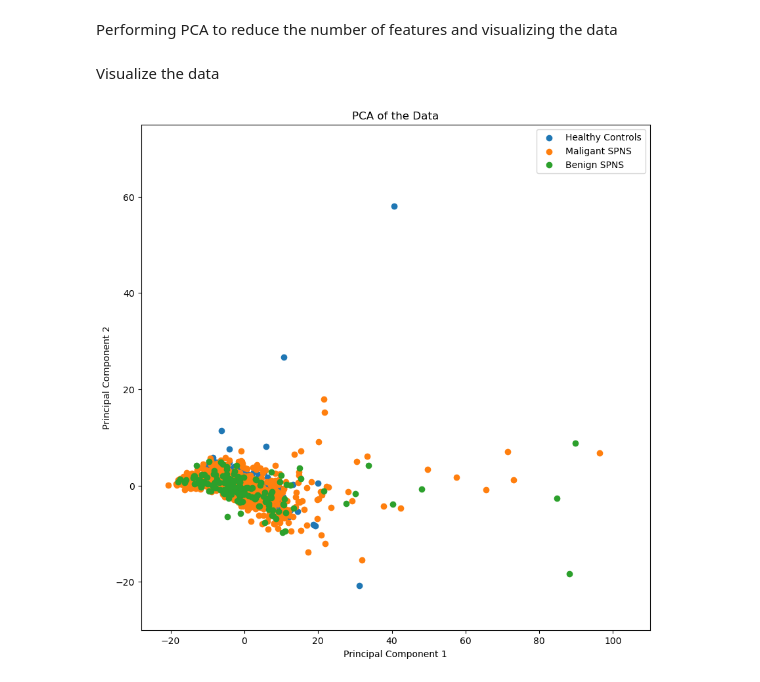
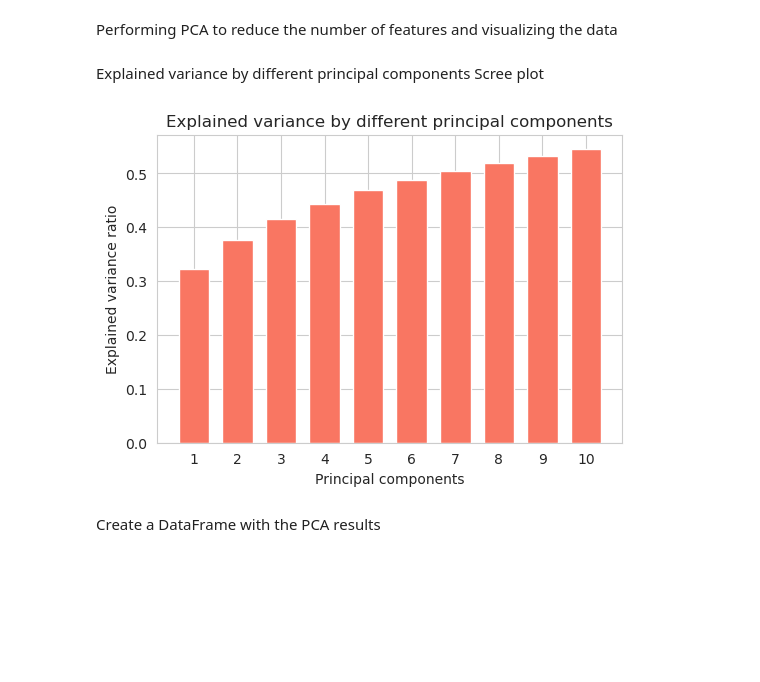
Before and after one commit to MarcoNapoleone/thesis, a Jupyter notebook: notebooks/pca/ST001937_PCA.ipynb, the cells around one changed output. Cells and saved outputs as stored; diff of their text form; code cells hidden in the pictures; blank space fills up the shorter version.

Commit message:
v 2.0 - plots

```diff
--- a/notebooks/pca/ST001937_PCA.ipynb
+++ b/notebooks/pca/ST001937_PCA.ipynb
@@ -8,4 +14,0 @@ Dropping not needed columns and renaming the Phenotypes column to labels
-# %%
-df = df.drop(['Sample ID', 'RAW_FILE_NAME'], axis=1)
-df['Phenotypes'] = df['Phenotypes'].apply(lambda x: 0 if x == 'Healthy Controls' else 1 if x == 'Maligant SPNS' else 2)
-df['Phenotypes'].unique()
@@ -14,43 +15,39 @@ array([2, 1, 0])
 # %% [markdown]
 Filling missing values with the mean
 # %%
-df.fillna(df.mean(), inplace=True)
+df.fillna(df.mean(numeric_only=True), inplace=True)
 # %% [markdown]
 Performing PCA to reduce the number of features and visualizing the data
 # %%
 from sklearn.decomposition import PCA
-from sklearn.preprocessing import StandardScaler
+from sklearn.preprocessing import MinMaxScaler
 
 # Separate features and labels
 X = df.drop('Phenotypes', axis=1)
 y = df['Phenotypes']
 
 # Standardize the features
-scaler = StandardScaler()
-X_std = scaler.fit_transform(X)
+scaler = MinMaxScaler()
+X = scaler.fit_transform(X)
 
 # Perform PCA
 num_components = 10  # You can adjust this number based on your needs
 pca = PCA(n_components=num_components)
-X_pca = pca.fit_transform(X_std)
-
-# Create a DataFrame with the PCA results
-pca_df = pd.DataFrame(data=X_pca, columns=[f'PC{i}' for i in range(1, num_components + 1)])
-pca_df['Phenotypes'] = y
+X_pca = pca.fit_transform(X)
-# %% [markdown]
-Visualize the data
+# %% [markdown]
+Explained variance by different principal components Scree plot
 # %%
-plt.figure(figsize=(10, 10))
-labels = ['Healthy Controls', 'Maligant SPNS', 'Benign SPNS']  # Adjust labels based on your class labels
-for i, label in enumerate(labels):
-    plt.scatter(pca_df.loc[pca_df['Phenotypes'] == i, 'PC1'], pca_df.loc[pca_df['Phenotypes'] == i, 'PC2'], label=label)
-
-plt.xlabel('Principal Component 1')
-plt.ylabel('Principal Component 2')
-plt.xlim([-28, 110])
-plt.ylim([-30, 75])
-plt.title('PCA of the Data')
-plt.legend()
-plt.show()
+plt.figure(figsize=(6, 4))
+plt.xticks(range(1, num_components + 1))  # Start x-axis ticks from 1
+explained_variance = pca.explained_variance_ratio_.cumsum()
+plt.bar(range(1, num_components + 1), explained_variance,
+        align='center', label='individual explained variance', width=0.7, color=palette[1])
+plt.ylabel('Explained variance ratio')
+plt.xlabel('Principal components')
+plt.title('Explained variance by different principal components')
+#saving the plot
+plt.savefig(fname=output_directory + 'scree_plot.png', dpi=192)
 # %% [output]
-[figure, old version]
+[figure, new version]
+# %% [markdown]
+Create a DataFrame with the PCA results
```
Also changed, not shown: parts of 8 cells of this notebook, 45 other files.
